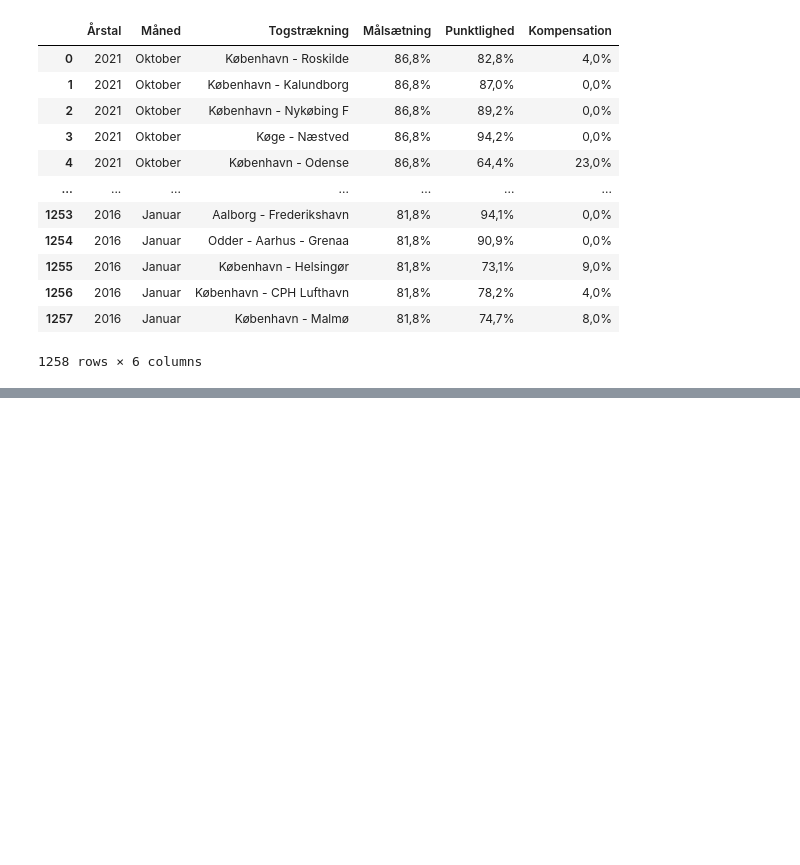
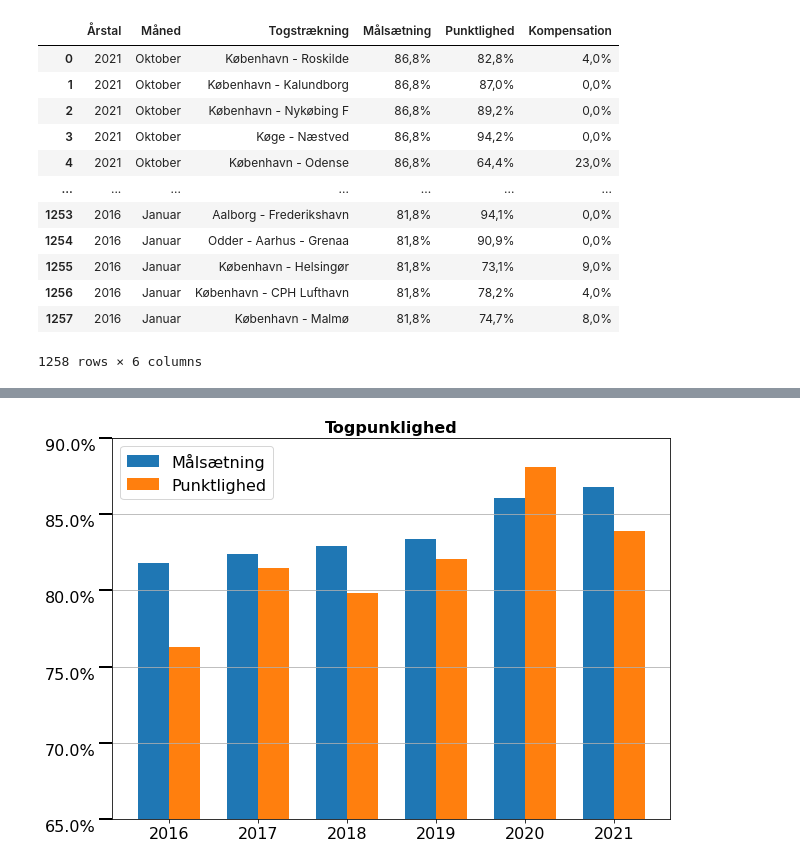
Before and after one commit to AlbertAlsbjerg/DO-eksamensprojekt, a Jupyter notebook: code.ipynb, the cells around one changed output, grey strips where cells are left out. Cells and saved outputs as stored; diff of their text form; code cells hidden in the pictures; blank space fills up the shorter version.

```diff
--- a/code.ipynb
+++ b/code.ipynb
@@ -344,0 +365,2 @@ See the caveats in the documentation: https://pandas.pydata.org/pandas-docs/stab
+# %%
+df_punktlighed = df_punktlighed.drop(index=707)
@@ -358,0 +415,7 @@ KeyError: 0
+# %%
+#dobbelt mellemrum fjernes
+df_punktlighed["Togstrækning"] = df_punktlighed["Togstrækning"].\
+                                                                str.\
+                                                                replace(' ', '').\
+                                                                str.\
+                                                                replace('\xa0', '')
@@ -358,0 +425,4 @@ KeyError: 0
+# %%
+df_punktlighed["Måned"] = df_punktlighed["Måned"].\
+                                                str.\
+                                                replace(' 2018', '')
@@ -358,0 +437,3 @@ KeyError: 0
+# %%
+df_punktlighed["Afvigelse"] = df_punktlighed["Punktlighed"]-df_punktlighed["Målsætning"]
+df_punktlighed
@@ -359,7 +454,72 @@ KeyError: 0
 # %%
-split_vars = ['Togstrækning']
-apply_vars = ['Kompensation']
-apply_fcts = ['median']
+split_vars = ['Årstal']
+apply_vars = ['Målsætning', 'Punktlighed', 'Kompensation']
+apply_fcts = ['mean']
 
-df_punktlighed.groupby(split_vars)[apply_vars] #.agg(apply_fcts)
+df_illu = df_punktlighed.groupby(split_vars)[apply_vars].agg(apply_fcts)
+
+x_labels = df_illu.index.get_level_values(0)
+l_mål = list(df_illu['Målsætning']['mean'])
+l_punkt = list(df_illu['Punktlighed']['mean'])
+
+
+values1 = np.array(l_mål)
+values2 = np.array(l_punkt)
+x = np.arange(len(x_labels))
+
+n_values = 2
+width = 0.35
+
+# plot
+fig, ax = plt.subplots(figsize=(10,7))
+rects1 = ax.bar(x-width/2, l_mål, width, label='Målsætning')
+rects2 = ax.bar(x+width/2, l_punkt, width, label='Punktlighed')
+#ax.bar(x, values1, width, color='b')
+#ax.bar(x+width, values2, width, color='g')
+
+def autolabel(rects):
+    """Attach a text label above each bar in *rects*, displaying its height."""
+    for rect in rects:
+        height = rect.get_height()
+        #ax.annotate('{}'.format(height),
+         #           xy=(rect.get_x() + rect.get_width() / 2, height),
+          #          xytext=(0, 3),  # 3 points vertical offset
+           #         textcoords="offset points",
+            #        ha='center', va='bottom')
+
+autolabel(rects1)
+autolabel(rects2)
+
+# x-aksen
+x_ticks = []
+for i in range(len(x_labels)):
+    x_ticks.append(i)
+plt.xticks(x_ticks, x_labels, \
+           fontsize='16', \
+           horizontalalignment='center', \
+           verticalalignment='top')
+
+# y-aksen
+plt.yticks(
+          fontsize='16', \
+          horizontalalignment='right', \
+          verticalalignment='top')
+plt.tick_params(axis='y', direction='out', length=13, width=2)
+
+# zoom ind
+plt.ylim([0.65, 0.9])
+
+# omdan y-aksen til procent
+ax.yaxis.set_major_formatter(ticker.PercentFormatter(xmax=1))
+
+# tilføj grid
+plt.grid(axis = 'y')
+
+# tilføj titel
+ax.set_title('Togpunklighed', \
+             fontweight='bold', \
+             fontsize='16')
+
+# tilføj legend
+plt.legend(loc="upper left", prop={'size': 16})
 # %% [output]
@@ -366,0 +527 @@ df_punktlighed.groupby(split_vars)[apply_vars] #.agg(apply_fcts)
+[figure, added]
```
Also changed, not shown: parts of 45 cells of this notebook, 4 other files.
